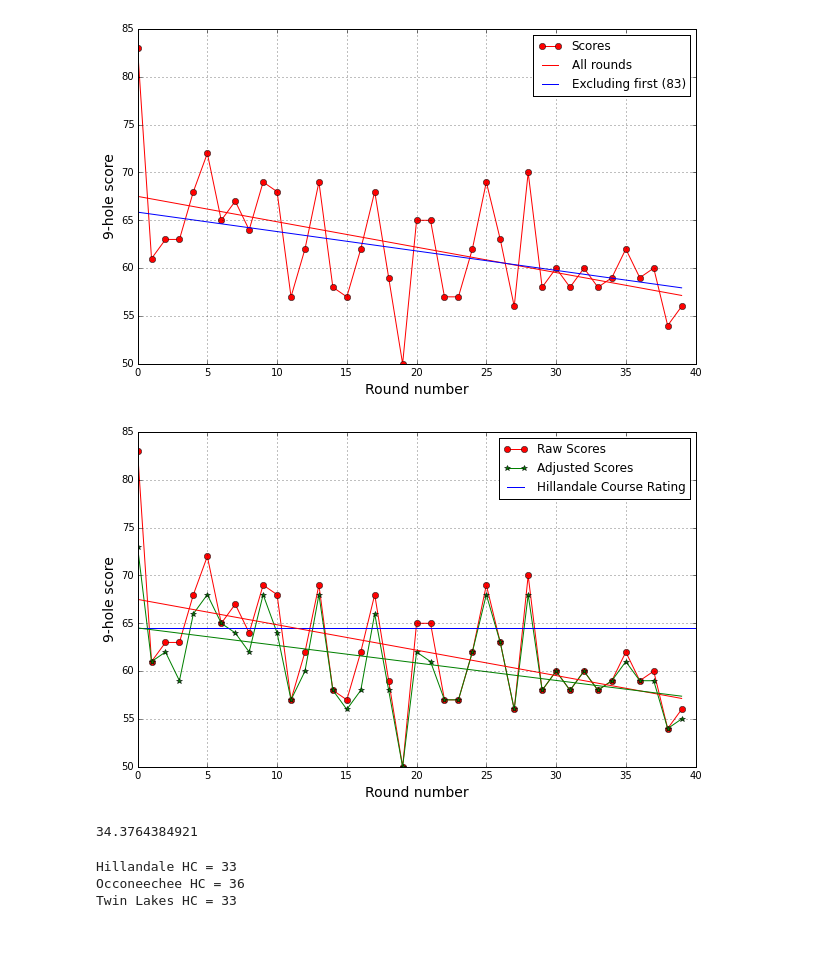
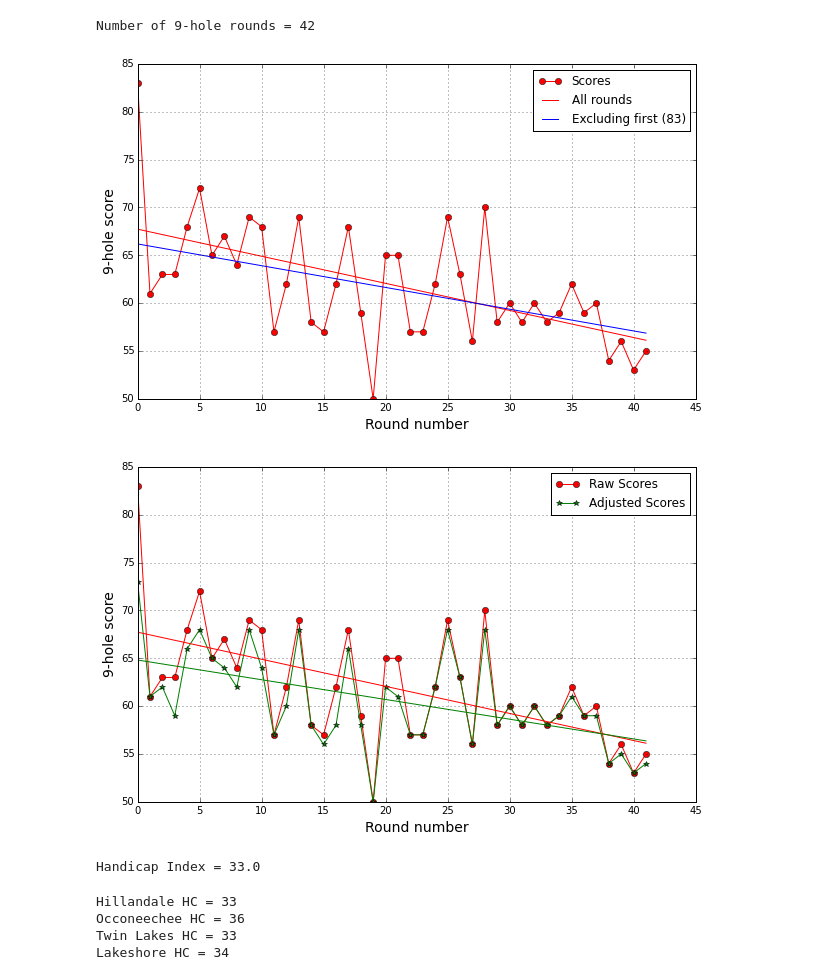
Before and after one commit to BrianOBlanton/NoteBooks, a Jupyter notebook: MyLousyGolfScores.ipynb, the cells around one changed output. Saved outputs shown, nothing was run; the diff lists cells and outputs as text; code cells hidden in the pictures; blank space fills up the shorter version.

Commit message:
updated golf data

```diff
--- a/MyLousyGolfScores.ipynb
+++ b/MyLousyGolfScores.ipynb
@@ -5,16 +5,17 @@ import pandas as pd
 import matplotlib.pyplot as plt
 %matplotlib inline
 # %%
-f=pd.read_csv('golf_data.csv',parse_dates={'dt':[0]})
+f=pd.read_csv('golf_data.csv',parse_dates={'dt':[18]})
 # %%
 NumberOfRounds=f.shape[0]/9
+print "Number of 9-hole rounds = " + str(NumberOfRounds)
 # slopes/ratings (divided by 2 for 18-hole courses)
 # Hillandale slope = 112, rating = 64.5/2
 # Occoneechee slope = 124, rating 68.6/2
 # Twin Lakes slope = 113, rating = 34.2
-ratings = {'Hillandale Golf Course': 64.5/2, 'Occoneechee Golf Club': 68.6/2, 'Twin Lakes Golf Course': 34.2}
-slopes  = {'Hillandale Golf Course': 112,    'Occoneechee Golf Club': 124, 'Twin Lakes Golf Course': 113}
-
+# Lakeshore slope = 117, rating = 67.3/2
+ratings = {'Hillandale Golf Course': 64.5/2, 'Occoneechee Golf Club': 68.6/2, 'Twin Lakes Golf Course': 34.2, 'Lakeshore Golf Course': 67.3/2}
+slopes  = {'Hillandale Golf Course': 112,    'Occoneechee Golf Club': 124, 'Twin Lakes Golf Course': 113, 'Lakeshore Golf Course': 117}
 
 Courses=np.flipud(np.reshape(f.Course,(NumberOfRounds,9)))
 Courses=Courses[:,0]
@@ -23,6 +24,8 @@ Courses=Courses[:,0]
 CourseRatings=np.ones([NumberOfRounds,])
 for i in range(0,Courses.shape[0]):
     CourseRatings[i]=ratings[Courses[i]]
+# %% [output]
+Number of 9-hole rounds = 42
 # %%
 PerHoleScores=np.flipud(np.reshape(f.Score,(NumberOfRounds,9)))
 RoundScores=np.sum(PerHoleScores,axis=1)
@@ -47,7 +50,7 @@ lstr.append('All rounds')
 lstr.append('Excluding first (83)')
 plt.legend(lstr, fontsize=12);
 # %% [output]
-[figure, old version]
+[figure, new version]
 # %%
 #plt.hist(RoundScores)
 # %%
@@ -61,21 +64,21 @@ r_x_adj, r_y_adj = zip(*((i, i*regression_adj[0] + regression_adj[1]) for i in r
 # %%
 plt.figure(figsize=(10,6))
 plt.plot(RoundScores,'ro-')
 plt.plot(RoundScores_adj,'g*-')
-plt.plot(64.5*np.ones([NumberOfRounds+1,1]),'b-')
+#plt.plot(64.5*np.ones([NumberOfRounds+1,1]),'b-')
 plt.ylabel("9-hole score",fontsize=14)
 plt.xlabel("Round number",fontsize=14)
 plt.grid(True)
 plt.plot(r_x, r_y, color="red")
 plt.plot(r_x_adj, r_y_adj, color="green")
 lstr=[]
 lstr.append('Raw Scores')
 lstr.append('Adjusted Scores')
-lstr.append('Hillandale Course Rating')
+#lstr.append('Hillandale Course Rating')
 #lstr.append('Excluding first (83)')
 plt.legend(lstr, fontsize=12);
 # %% [output]
-[figure, old version]
+[figure, new version]
 # %%
 ## Handicap differential = (Adjusted Gross Score - Course Rating) x 113 ÷ Slope Rating
 ## https://www.golfnow.com/courses/1033123-hillandale-golf-course-details
@@ -87,6 +90 @@ hd=hd[-10:-1]
 #hd=np.trunc(hd*10)/10
-# %%
-ahd=np.mean(hd)
-print ahd
-# %% [output]
-34.3764384921
@@ -93,11 +93,16 @@ print ahd
 # %%
-HandiCapIndex=np.trunc(.96*ahd*10)/10
+HandiCapIndex=np.trunc(.96*MeanHandicapDifferential*10)/10
+print "Handicap Index = " + str(HandiCapIndex)
+# %% [output]
+Handicap Index = 33.0
 # %%
 # hillandale hc
 print 'Hillandale HC = ' + str(int(np.round(HandiCapIndex*slopes['Hillandale Golf Course']/113)))
 print 'Occoneechee HC = ' + str(int(np.round(HandiCapIndex*slopes['Occoneechee Golf Club']/113)))
 print 'Twin Lakes HC = ' + str(int(np.round(HandiCapIndex*slopes['Twin Lakes Golf Course']/113)))
+print 'Lakeshore HC = ' + str(int(np.round(HandiCapIndex*slopes['Lakeshore Golf Course']/113)))
 # %% [output]
 Hillandale HC = 33
 Occoneechee HC = 36
 Twin Lakes HC = 33
+Lakeshore HC = 34
```
Also changed, not shown: parts of 2 cells of this notebook, 2 other files.
